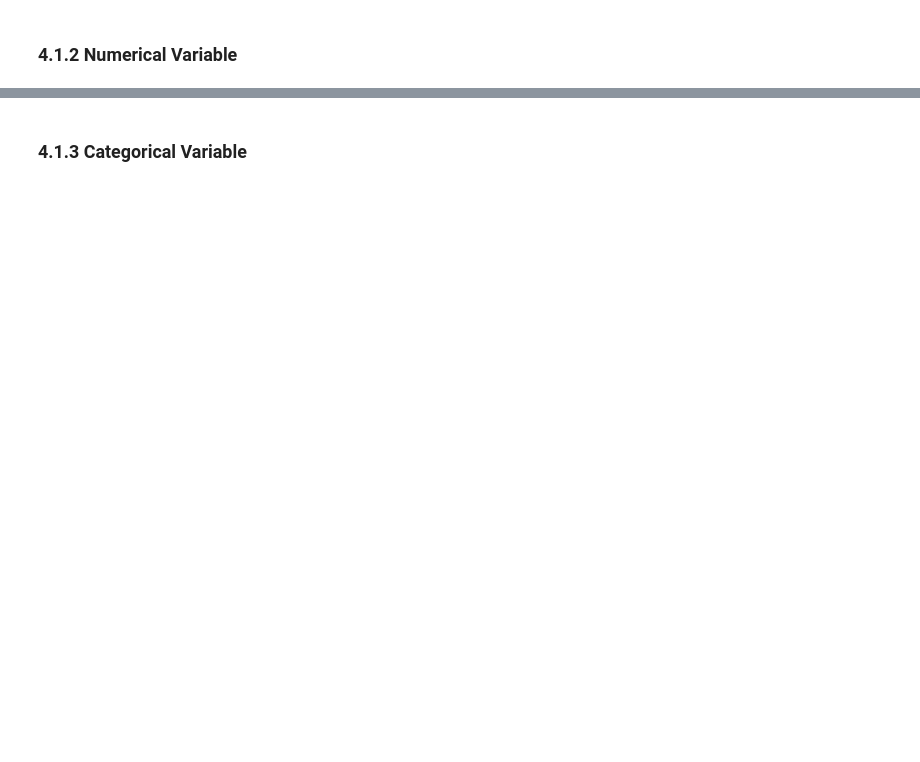
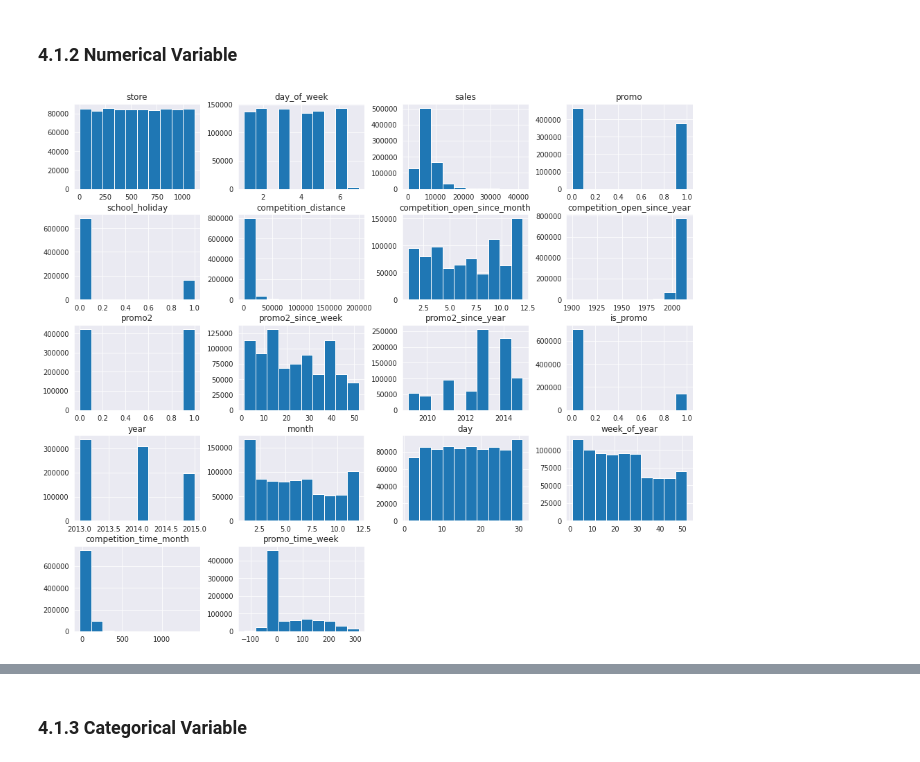
Before and after one commit to MarcosRMG/comunidade_ds_projetos, a Jupyter notebook: notebooks/Previsão de Vendas.ipynb, the cells around one changed output, grey strips where cells are left out. Cells and saved outputs as stored; diff of their text form; code cells hidden in the pictures; blank space fills up the shorter version.

```diff
--- a/notebooks/Previsão de Vendas.ipynb
+++ b/notebooks/Previsão de Vendas.ipynb
@@ -405,2 +393,6 @@ df4 = df3.copy()
 # %% [markdown]
 ### 4.1.2 Numerical Variable
+# %%
+df2.select_dtypes(include=['int64', 'float64']).hist(figsize=(16, 14));
+# %% [output]
+[figure, added]
```
Also changed, not shown: parts of 27 cells of this notebook.
